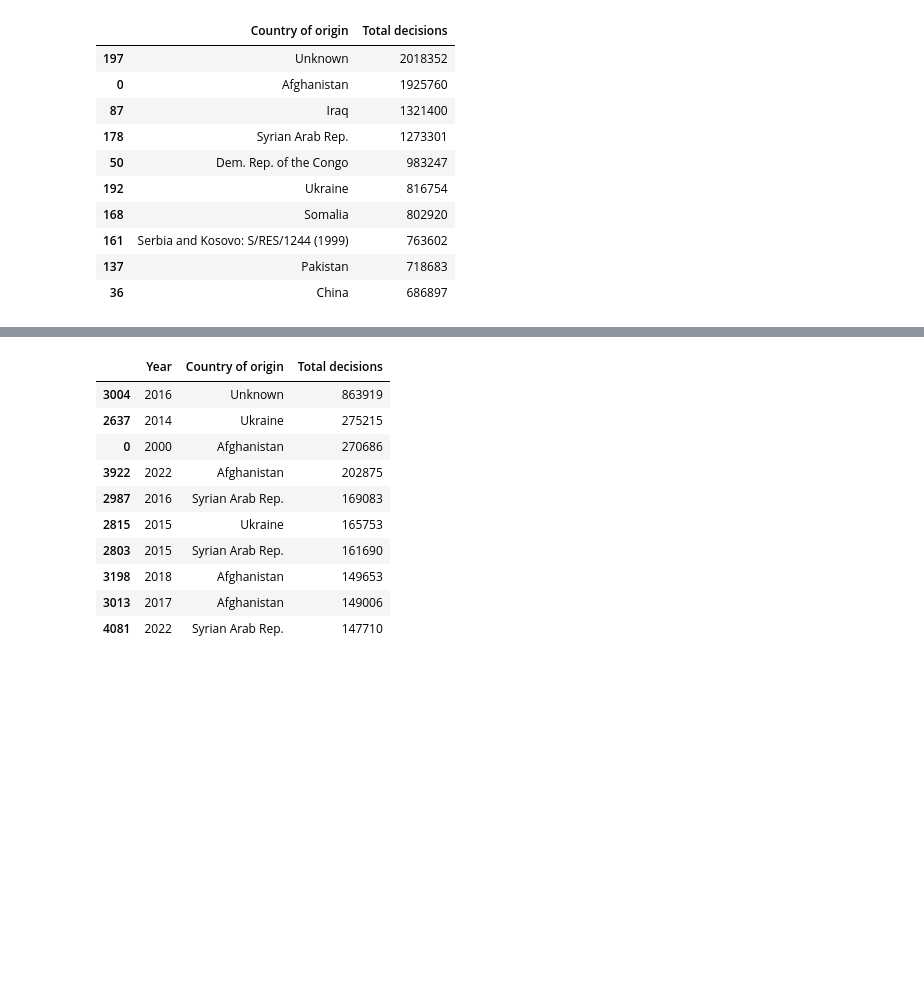
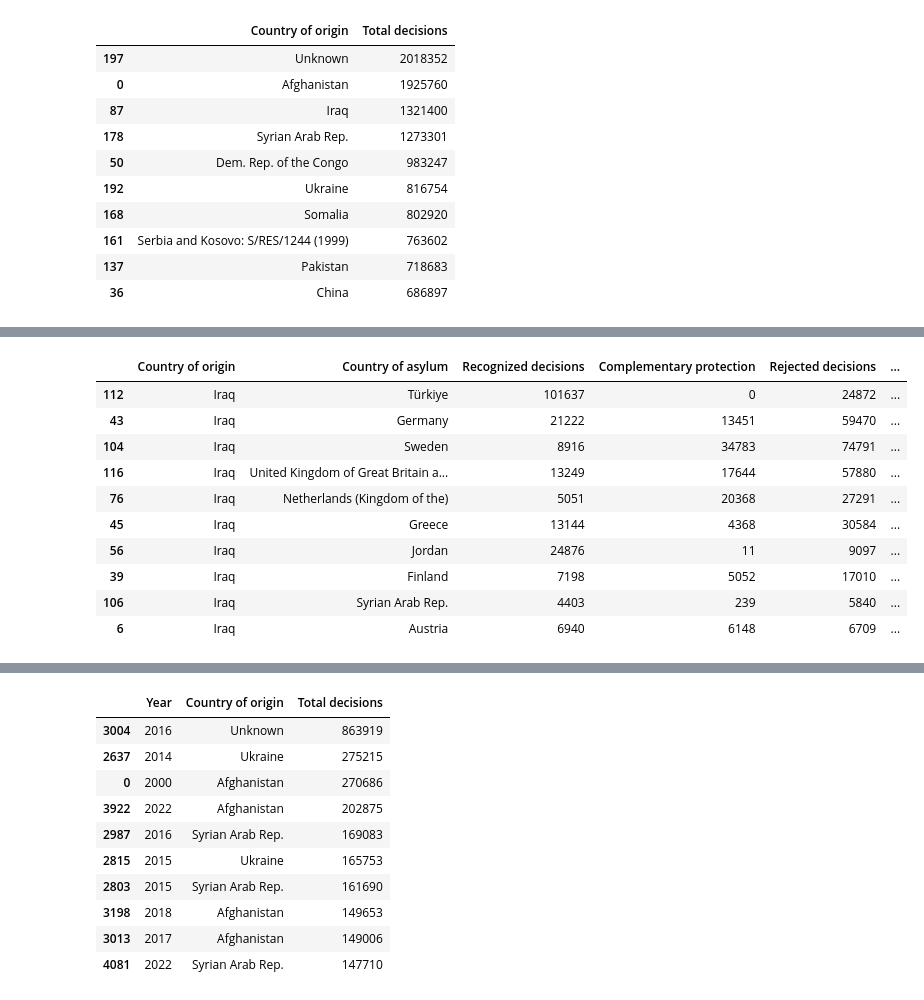
Before and after one commit to IoanaCretuAndrei/Refugee-flow-study, a Jupyter notebook: notebook_asylum_IGN.ipynb, the cells around one changed output, grey strips where cells are left out. Cells and saved outputs as stored; diff of their text form; code cells hidden in the pictures; blank space fills up the shorter version.

```diff
--- a/notebook_asylum_IGN.ipynb
+++ b/notebook_asylum_IGN.ipynb
@@ -329,0 +376,14 @@ asylum.groupby('Country of origin')['Total decisions'].sum().reset_index().sort_
+# %%
+asylum_Iraq.head(10)
+# %% [output]
+|  | Country of origin | Country of asylum | Recognized decisions | Complementary protection | Rejected decisions | ... |
+| 112 | Iraq | Türkiye | 101637 | 0 | 24872 | ... |
+| 43 | Iraq | Germany | 21222 | 13451 | 59470 | ... |
+| 104 | Iraq | Sweden | 8916 | 34783 | 74791 | ... |
+| 116 | Iraq | United Kingdom of Great Britain a... | 13249 | 17644 | 57880 | ... |
+| 76 | Iraq | Netherlands (Kingdom of the) | 5051 | 20368 | 27291 | ... |
+| 45 | Iraq | Greece | 13144 | 4368 | 30584 | ... |
+| 56 | Iraq | Jordan | 24876 | 11 | 9097 | ... |
+| 39 | Iraq | Finland | 7198 | 5052 | 17010 | ... |
+| 106 | Iraq | Syrian Arab Rep. | 4403 | 239 | 5840 | ... |
+| 6 | Iraq | Austria | 6940 | 6148 | 6709 | ... |
```
Also changed, not shown: parts of 10 cells of this notebook.
